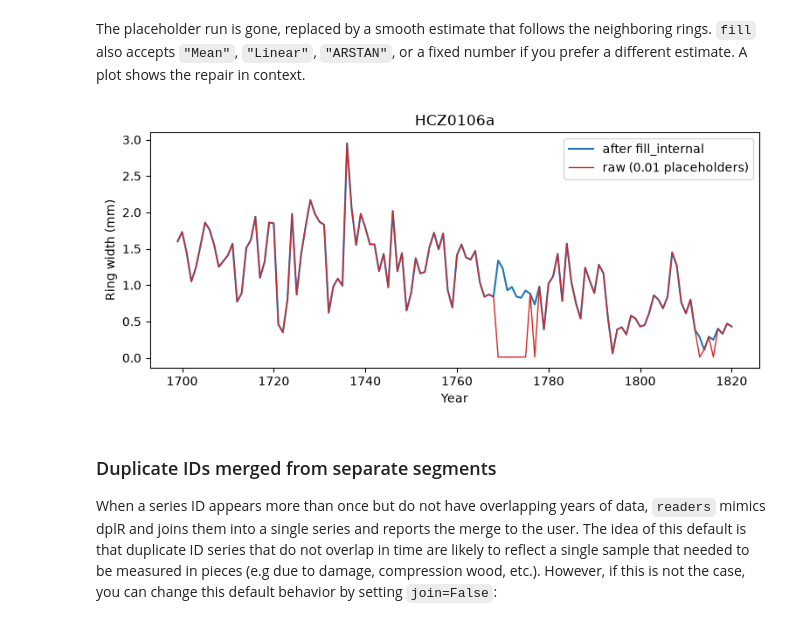
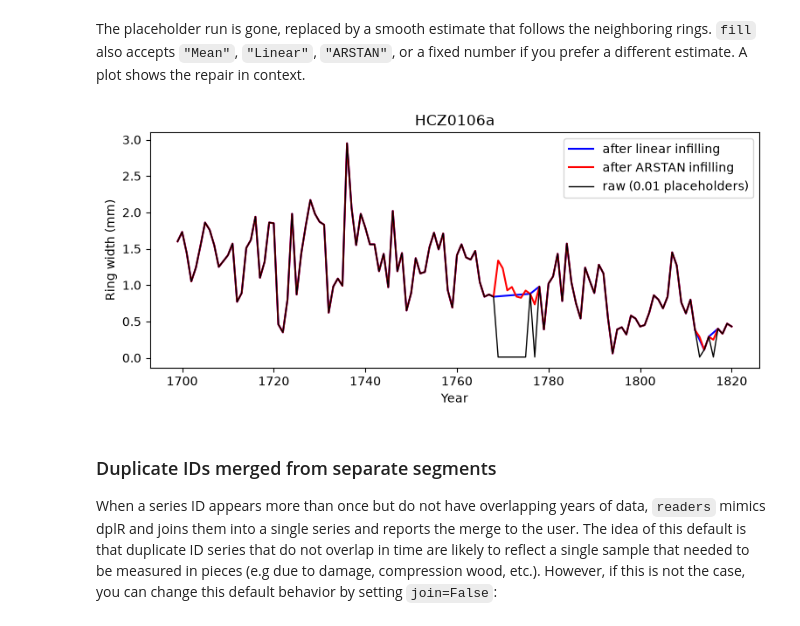
Before and after one commit to OpenDendro/dplPy, a Jupyter notebook: notebooks/readers_demonstration.ipynb, the cells around one changed output. Drawn from its saved outputs; the diff is of its cells as text; code cells hidden in the pictures.

```diff
--- a/notebooks/readers_demonstration.ipynb
+++ b/notebooks/readers_demonstration.ipynb
@@ -193,6 +193,5 @@ If instead we judged these to be locally absent rings, the right action would be
 # %%
 # mark the 0.01 placeholder as not-measured, then fill the interior gaps
 gaps = che.mask(che == 0.01)
-filled = dpl.fill_internal(gaps, fill="ARSTAN") # use Ed Cook's spline-based ARSTAN infilling
-
-che["HCZ0106a"].loc[1766:1778].round(2).to_frame("raw").join(filled["HCZ0106a"].loc[1766:1778].round(2).rename("filled"))
+filled_linear = dpl.fill_internal(gaps, fill="Linear") # linear interpolation infilling
+filled_arstan = dpl.fill_internal(gaps, fill="ARSTAN") # use Ed Cook's spline-based ARSTAN infilling
@@ -215,13 +198,14 @@ che["HCZ0106a"].loc[1766:1778].round(2).to_frame("raw").join(filled["HCZ0106a"].
 # %% [markdown]
 The placeholder run is gone, replaced by a smooth estimate that follows the neighboring rings. `fill` also accepts `"Mean"`, `"Linear"`, `"ARSTAN"`, or a fixed number if you prefer a different estimate. A plot shows the repair in context.
 # %%
-ax = filled["HCZ0106a"].loc[1699:1820].plot(figsize=(9, 3.5), color="#1f77b4", label="after fill_internal")
-che["HCZ0106a"].loc[1699:1820].plot(ax=ax, color="#d62728", lw=1, label="raw (0.01 placeholders)")
+ax = filled_linear["HCZ0106a"].loc[1699:1820].plot(figsize=(9, 3.5), color="b", label="after linear infilling")
+ax = filled_arstan["HCZ0106a"].loc[1699:1820].plot(figsize=(9, 3.5), color="r", label="after ARSTAN infilling")
+che["HCZ0106a"].loc[1699:1820].plot(ax=ax, color="k", lw=1, label="raw (0.01 placeholders)")
 ax.set_xlabel("Year"); ax.set_ylabel("Ring width (mm)"); ax.set_title("HCZ0106a")
 ax.legend()
 plt.show()
 # %% [output]
-[figure, old version]
+[figure, new version]
 # %% [markdown]
 ### Duplicate IDs merged from separate segments
 
```
Also changed, not shown: parts of 1 cell of this notebook, 1 other file.
